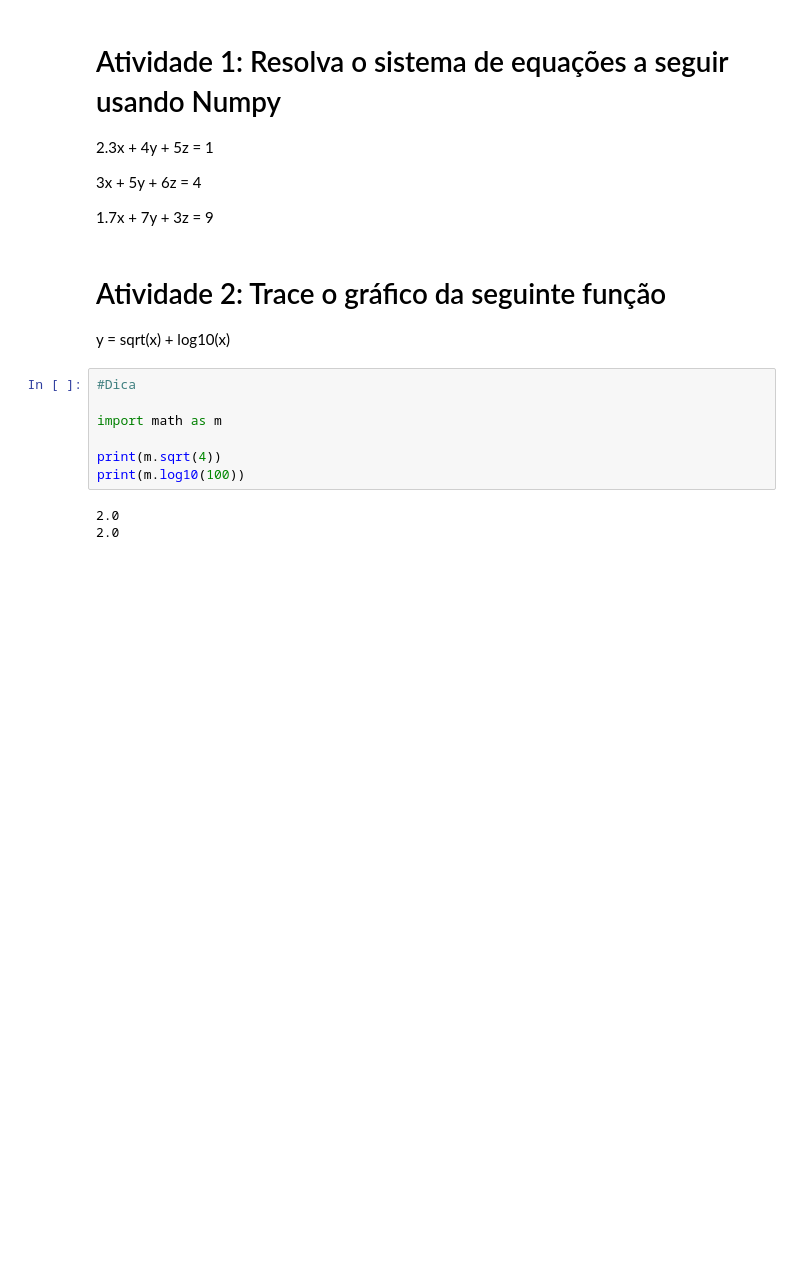
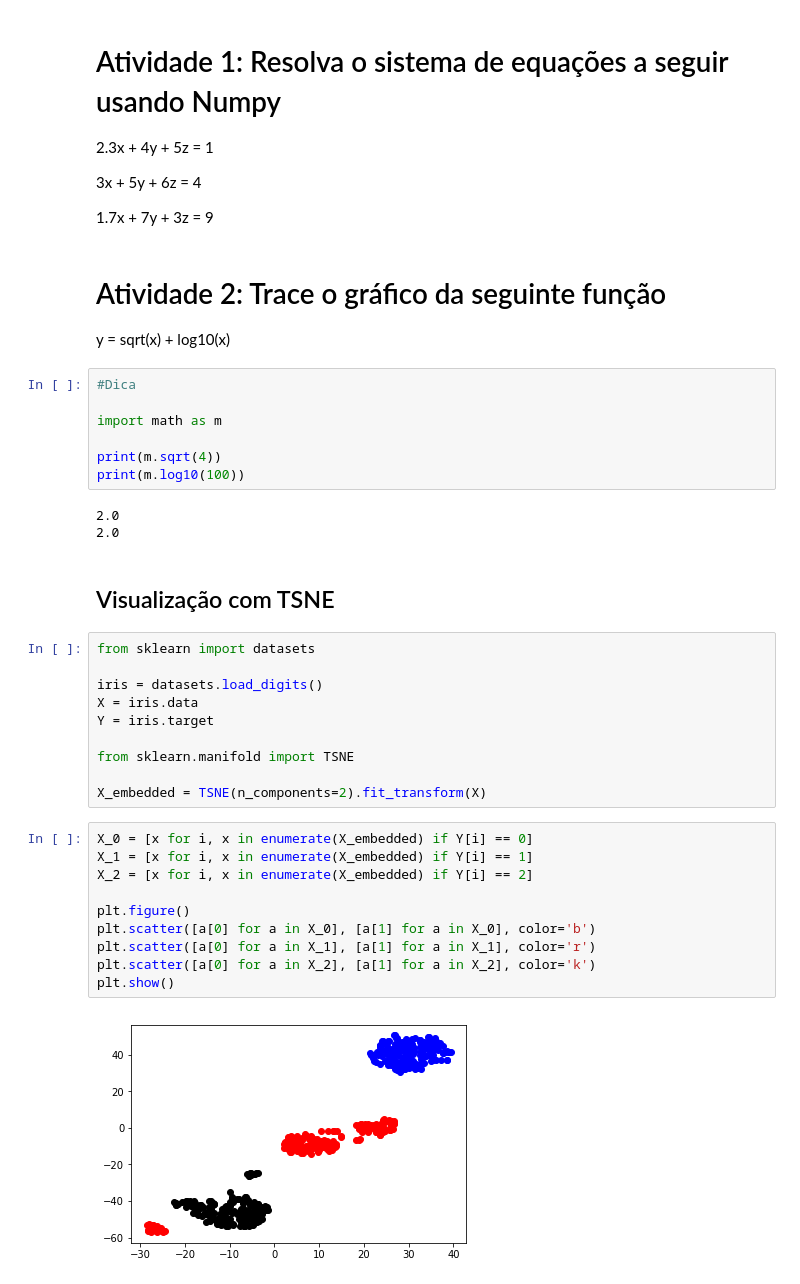
Before and after one commit to fnbalves/curso_machine_learning, a Jupyter notebook: Aprendendo python - parte 2 (numpy e matplotlib).ipynb, the cells around one changed output. Drawn from its saved outputs; the diff is of its cells as text; blank space fills up the shorter version.

Commit message:
Added TSNE lessons

```diff
--- a/Aprendendo python - parte 2 (numpy e matplotlib).ipynb
+++ b/Aprendendo python - parte 2 (numpy e matplotlib).ipynb
@@ -401,3 +401,27 @@ print(m.log10(100))
 # %% [output]
 2.0
 2.0
+# %% [markdown]
+<h2>Visualização com TSNE</h2>
+# %%
+from sklearn import datasets
+
+iris = datasets.load_digits()
+X = iris.data
+Y = iris.target
+
+from sklearn.manifold import TSNE
+
+X_embedded = TSNE(n_components=2).fit_transform(X)
+# %%
+X_0 = [x for i, x in enumerate(X_embedded) if Y[i] == 0]
+X_1 = [x for i, x in enumerate(X_embedded) if Y[i] == 1]
+X_2 = [x for i, x in enumerate(X_embedded) if Y[i] == 2]
+
+plt.figure()
+plt.scatter([a[0] for a in X_0], [a[1] for a in X_0], color='b')
+plt.scatter([a[0] for a in X_1], [a[1] for a in X_1], color='r')
+plt.scatter([a[0] for a in X_2], [a[1] for a in X_2], color='k')
+plt.show()
+# %% [output]
+[figure, added]
```
